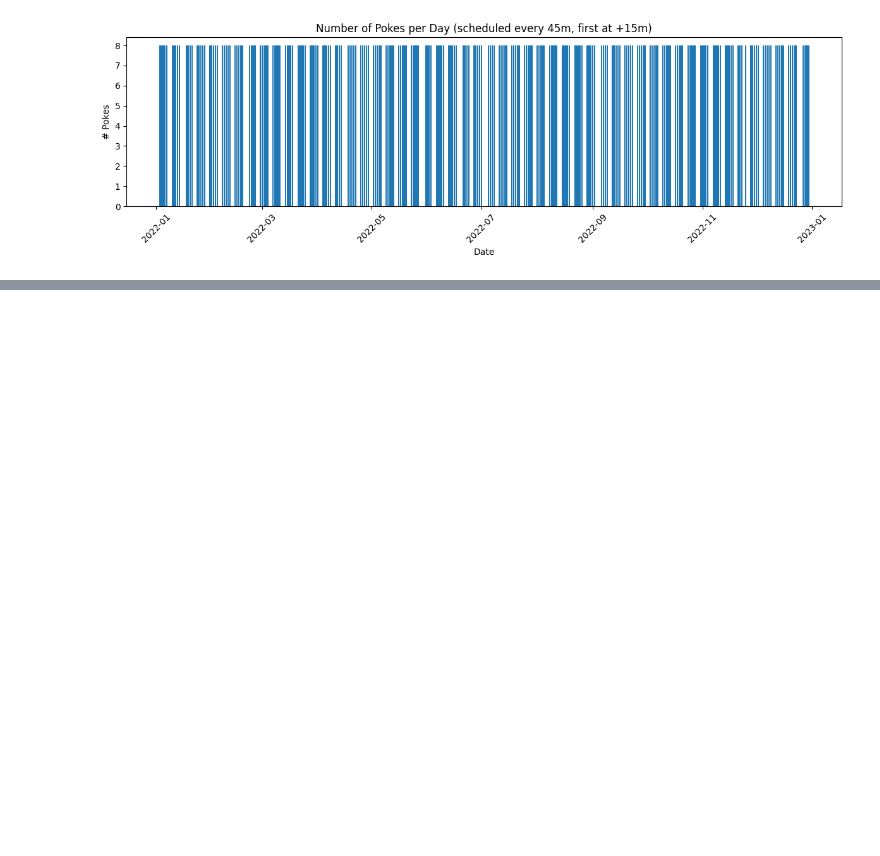
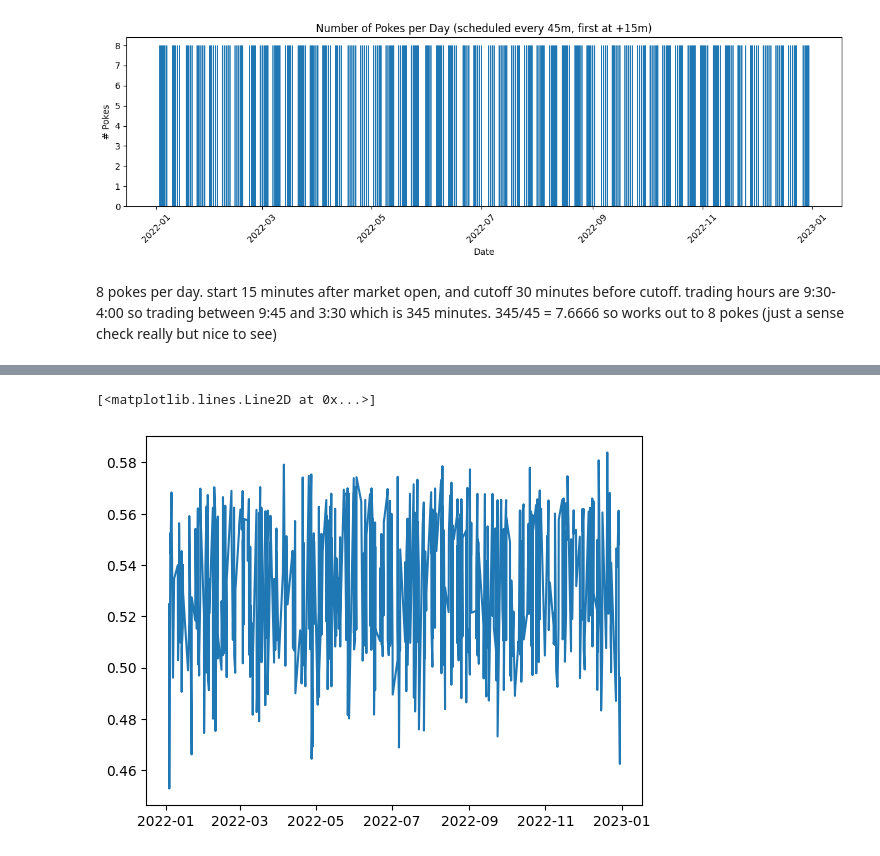
Before and after one commit to FreddieLewin23/FreddieLewin23, a Jupyter notebook: SIG_data_exercise.ipynb, the cells around one changed output, grey strips where cells are left out. Cells and saved outputs as stored; diff of their text form; code cells hidden in the pictures; blank space fills up the shorter version.

```diff
--- a/SIG_data_exercise.ipynb
+++ b/SIG_data_exercise.ipynb
@@ -679,6 +689,8 @@ def manage_positions(entries, open_pos, buys_used, sells_used, current_dt, curre
     return still_open, open_pos, buys_used, sells_used, closed
 # %%
 bt_rows = []
+p6_ts = []
+p2_ts = []
 
 for d, g in df_feat.groupby("day"):
     g = g.sort_values("dt").copy()
@@ -728,13 +740,14 @@ for d, g in df_feat.groupby("day"):
         revealed_2 = (row[buy_col] == 2) or (row[sell_col] == 2)
 
         took_trade = False
-
         # Try Trader 6 first
         if revealed_6 and (buys_used < MAX_BUYS or sells_used < MAX_SELLS):
             p6, side6 = score_trader_row(row, 6, clf6)
+            p2, side2 = score_trader_row(row, 2, clf2)
+
             if (p6 is not None) and (p6 >= tau6):
                 if side6 == "buy" and buys_used < MAX_BUYS:
-                    entries.append({"side": "long", "entry_dt": dt, "entry_px": px})
+                    entries.append({"side": "long", "entry_dt": dt, "entry_px": px, "trader": 6})
                     buys_used += 1
                     open_pos += 1
                     took_trade = True
@@ -747,6 +760,7 @@ for d, g in df_feat.groupby("day"):
         # Fallback: Trader 2
         if (not took_trade) and revealed_2 and (buys_used < MAX_BUYS or sells_used < MAX_SELLS):
             p2, side2 = score_trader_row(row, 2, clf2)
+            p2_ts.append([p2, side2, dt])
             if (p2 is not None) and (p2 >= tau2):
                 if side2 == "buy" and buys_used < MAX_BUYS:
                     entries.append({"side": "long", "entry_dt": dt, "entry_px": px})
@@ -920,2 +947,12 @@ plt.show()
 # %% [output]
 [figure]
+# %% [markdown]
+8 pokes per day. start 15 minutes after market open, and cutoff 30 minutes before cutoff. trading hours are 9:30-4:00
+so trading between 9:45 and 3:30 which is 345 minutes. 345/45 = 7.6666 so works out to 8 pokes (just a sense check really but nice to see)
+# %%
+# i want tau2 and tau6 through time. in the pnl plot it is all trader 6 activity, no trader 2. this doesnt make sense
+# in my head since there should be some scenarios where trader 6 isnt profitbale but trader 2 is and we enter
+# into a trade following trader 2.
+print(p2_ts, p6_ts)
+plt.plot([x[2] for x in p2_ts], [x[0] for x in p2_ts])
+# %% [output]
@@ -921,0 +960,2 @@ plt.show()
+[<matplotlib.lines.Line2D at 0x...>]
+[figure, added]
```
Also changed, not shown: parts of 4 cells of this notebook.
